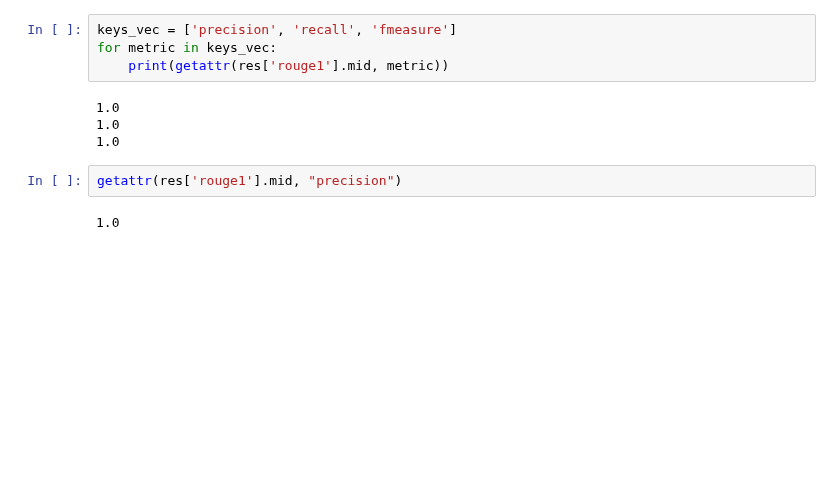
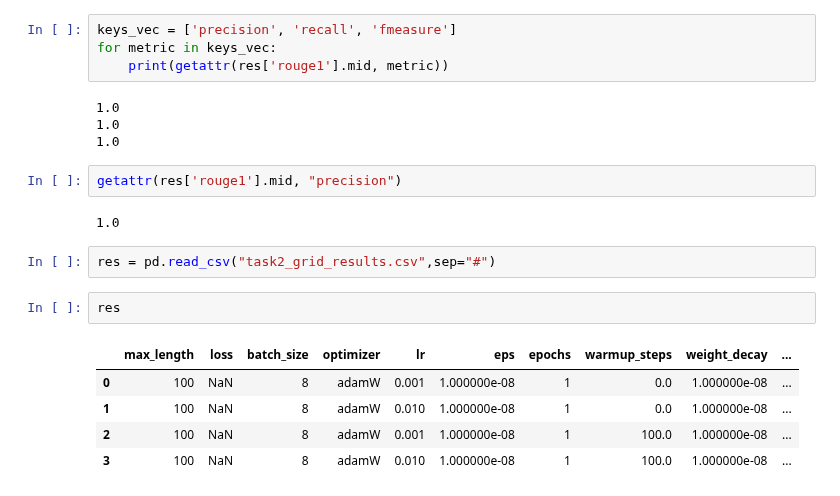
Before and after one commit to mmc185/HLTKeyPointAnalysis, a Jupyter notebook: kp_generation/main_task_2.ipynb, the cells around one changed output. Saved outputs shown, nothing was run; the diff lists cells and outputs as text; blank space fills up the shorter version.

```diff
--- a/kp_generation/main_task_2.ipynb
+++ b/kp_generation/main_task_2.ipynb
@@ -248,3 +248,13 @@ for metric in keys_vec:
 getattr(res['rouge1'].mid, "precision")
 # %% [output]
 1.0
+# %%
+res = pd.read_csv("task2_grid_results.csv",sep="#")
+# %%
+res
+# %% [output]
+|  | max_length | loss | batch_size | optimizer | lr | eps | epochs | warmup_steps | weight_decay | ... |
+| 0 | 100 | NaN | 8 | adamW | 0.001 | 1.000000e-08 | 1 | 0.0 | 1.000000e-08 | ... |
+| 1 | 100 | NaN | 8 | adamW | 0.010 | 1.000000e-08 | 1 | 0.0 | 1.000000e-08 | ... |
+| 2 | 100 | NaN | 8 | adamW | 0.001 | 1.000000e-08 | 1 | 100.0 | 1.000000e-08 | ... |
+| 3 | 100 | NaN | 8 | adamW | 0.010 | 1.000000e-08 | 1 | 100.0 | 1.000000e-08 | ... |
```
Also changed, not shown: parts of 2 cells of this notebook, 4 other files.
